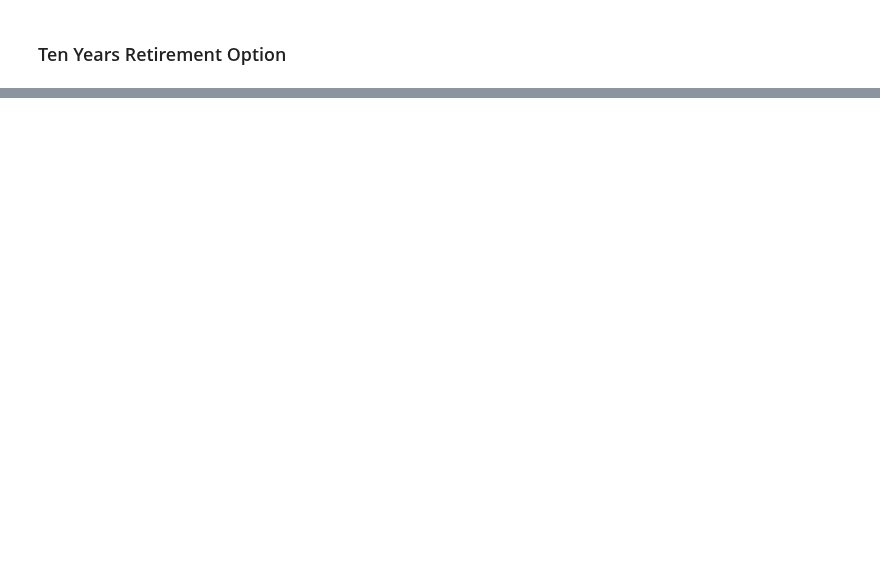
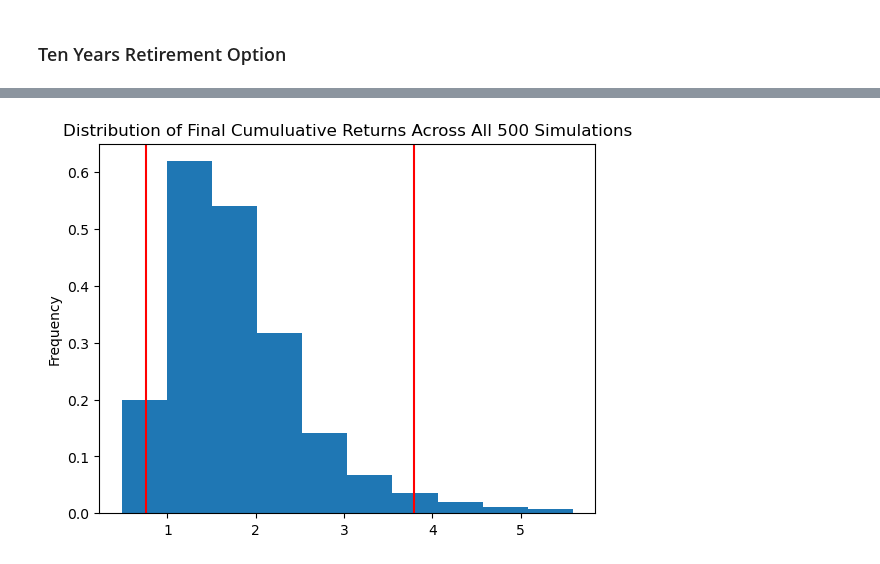
Before and after one commit to ZekeH43/Module-5-Challenge, a Jupyter notebook: Instructions/Starter_Code/financial-planner.ipynb, the cells around one changed output, grey strips where cells are left out. Saved outputs shown, nothing was run; the diff lists cells and outputs as text; code cells hidden in the pictures; blank space fills up the shorter version.

```diff
--- a/Instructions/Starter_Code/financial-planner.ipynb
+++ b/Instructions/Starter_Code/financial-planner.ipynb
@@ -398,5 +466,8 @@ print(f"There is a 95% chance that an initial investment of ${initial_investment
 # %%
 # Plot probability distribution and confidence intervals
+ten_pro = Mc_10years.plot_distribution()
 # YOUR CODE HERE!
+# %% [output]
+[figure, added]
 # %%
 # Fetch summary statistics from the Monte Carlo simulation results
```
Also changed, not shown: parts of 25 cells of this notebook.
